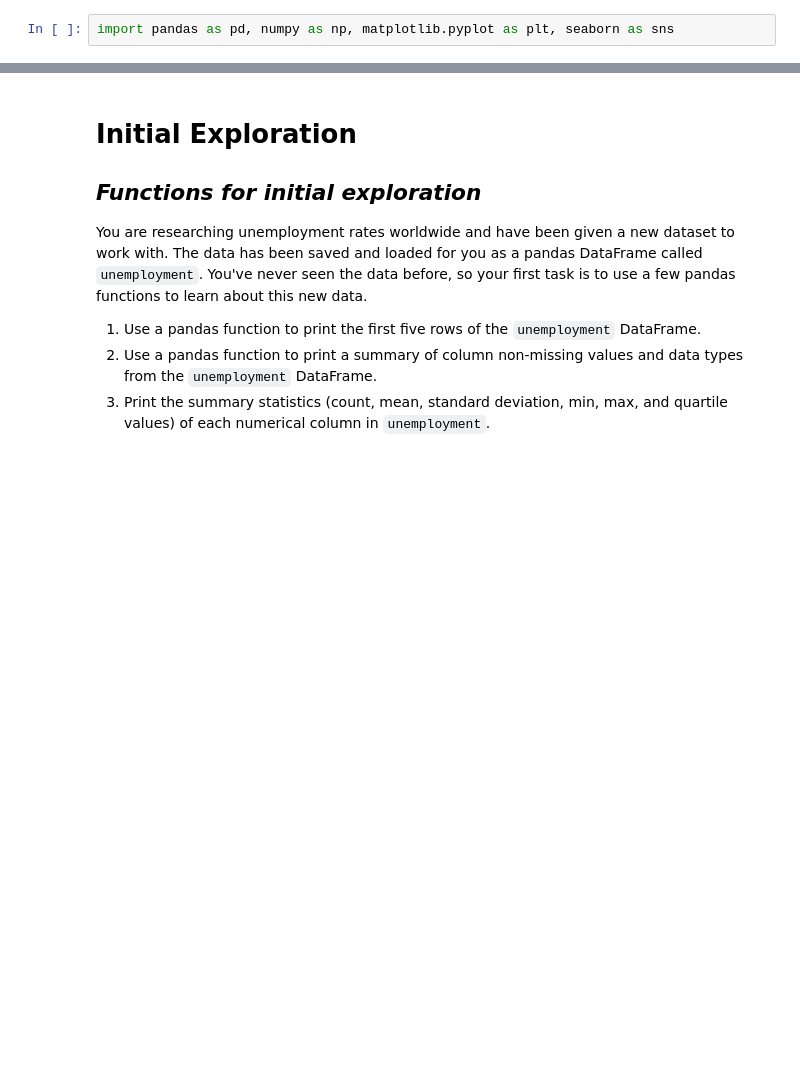
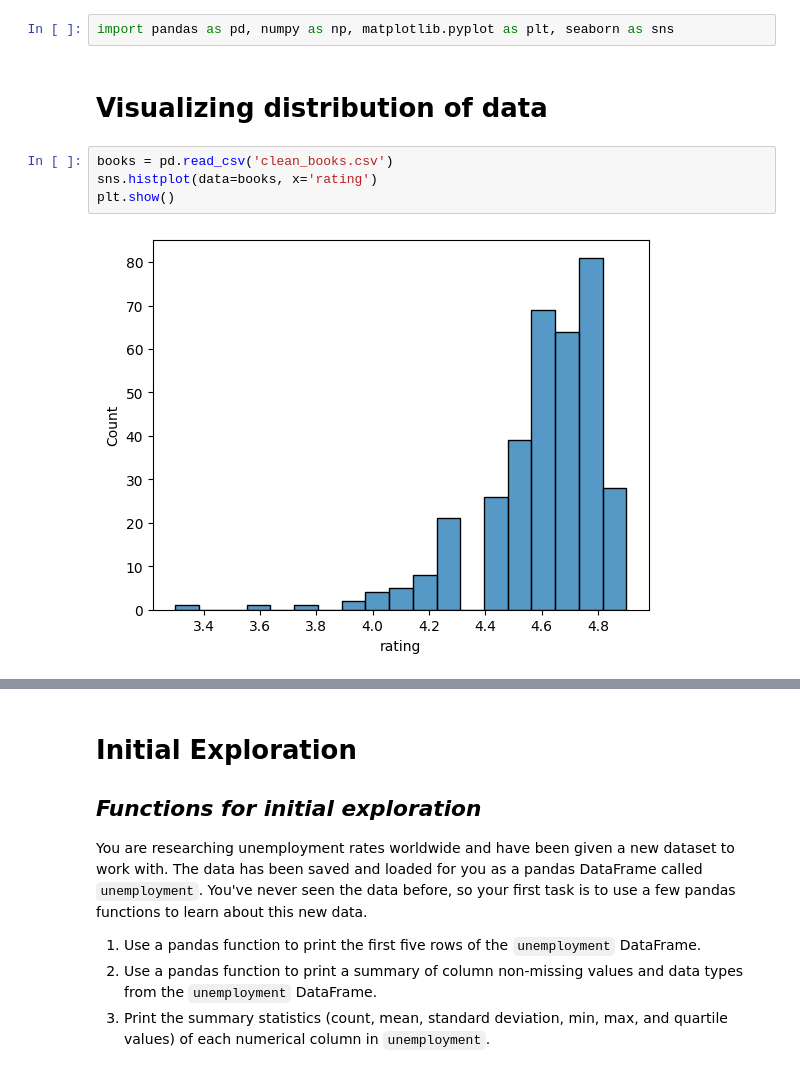
Before and after one commit to armeros/DC_Stats, a Jupyter notebook: Exploratory_Data_Analysis_New/Exploratory_Data_Analysis_New.ipynb, the cells around one changed output, grey strips where cells are left out. Saved outputs shown, nothing was run; the diff lists cells and outputs as text; blank space fills up the shorter version.

```diff
--- a/Exploratory_Data_Analysis_New/Exploratory_Data_Analysis_New.ipynb
+++ b/Exploratory_Data_Analysis_New/Exploratory_Data_Analysis_New.ipynb
@@ -1,2 +1,10 @@
 # %%
 import pandas as pd, numpy as np, matplotlib.pyplot as plt, seaborn as sns
+# %% [markdown]
+# **Visualizing distribution of data**
+# %%
+books = pd.read_csv('clean_books.csv')
+sns.histplot(data=books, x='rating')
+plt.show()
+# %% [output]
+[figure, added]
```
Also changed, not shown: parts of 59 cells of this notebook, 1 other file.
